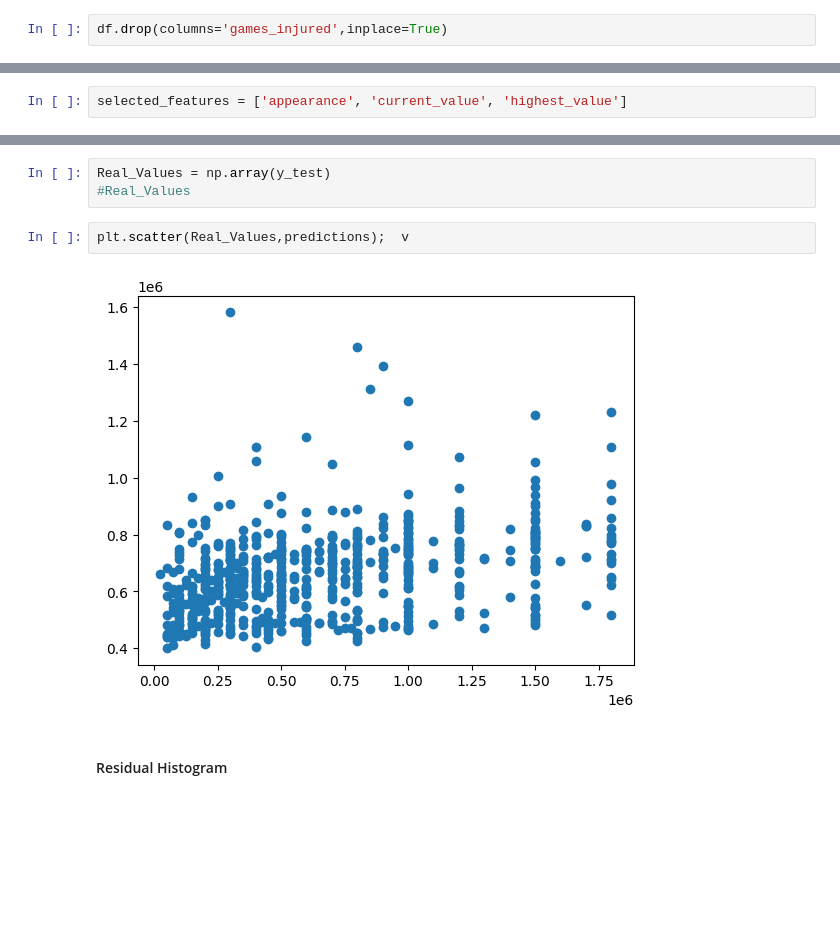
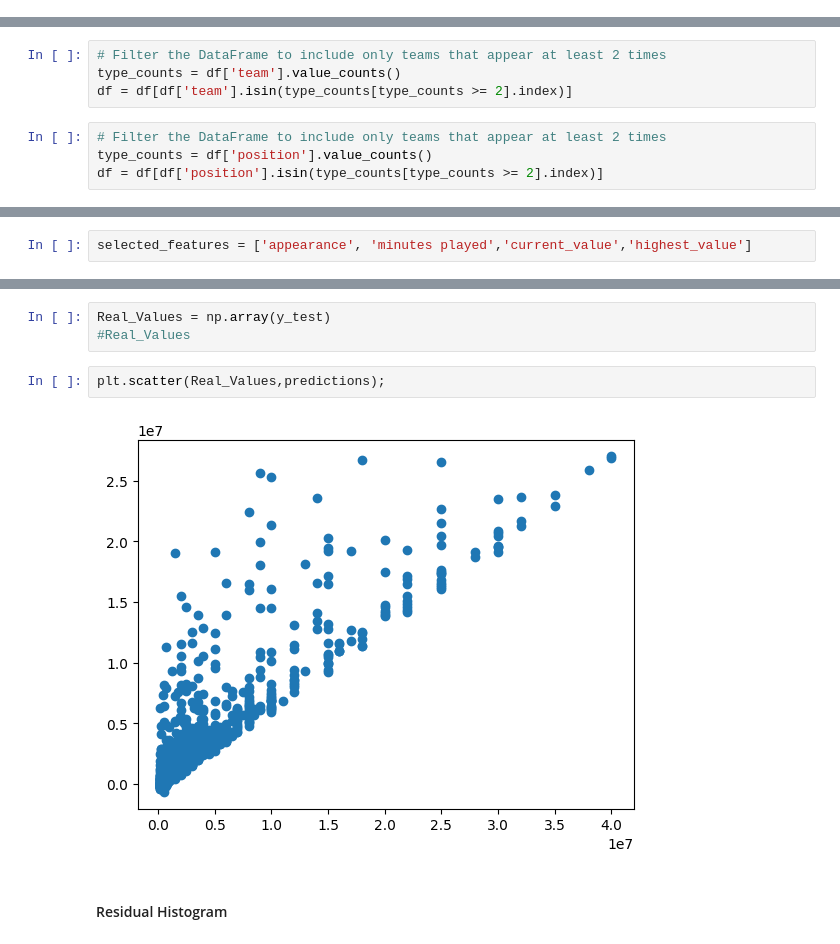
Before and after one commit to mousa-dsc/Usecase-7, a Jupyter notebook: 01 ML - Linear_Regression.ipynb, the cells around one changed output, grey strips where cells are left out. Saved outputs shown, nothing was run; the diff lists cells and outputs as text; blank space fills up the shorter version.

```diff
--- a/01 ML - Linear_Regression.ipynb
+++ b/01 ML - Linear_Regression.ipynb
@@ -112,5 +193,3 @@ numeric_features = ['highest_value', 'current_value', 'games_injured','days_inju
-# %%
-df.drop(columns='games_injured',inplace=True)
 # %% [markdown]
 #### 2. Feature engineering
 # %% [markdown]
@@ -133,0 +228,8 @@ df.shape
+# %%
+# Filter the DataFrame to include only teams that appear at least 2 times
+type_counts = df['team'].value_counts()
+df = df[df['team'].isin(type_counts[type_counts >= 2].index)]
+# %%
+# Filter the DataFrame to include only teams that appear at least 2 times
+type_counts = df['position'].value_counts()
+df = df[df['position'].isin(type_counts[type_counts >= 2].index)]
@@ -184,2 +297,2 @@ Index(['appearance', 'current_value', 'highest_value'], dtype='object')
 # %%
-selected_features = ['appearance', 'current_value', 'highest_value']
+selected_features = ['appearance', 'minutes played','current_value','highest_value']
@@ -336,9 +435,9 @@ predictions = model.predict(X_test_scaled)
 Real_Values = np.array(y_test)
 #Real_Values
 # %%
-plt.scatter(Real_Values,predictions);  v
+plt.scatter(Real_Values,predictions);
 # %% [output]
-[figure, old version]
+[figure, new version]
 # %% [markdown]
 #### Residual Histogram
 # %%
```
Also changed, not shown: parts of 66 cells of this notebook, 2 other files.
